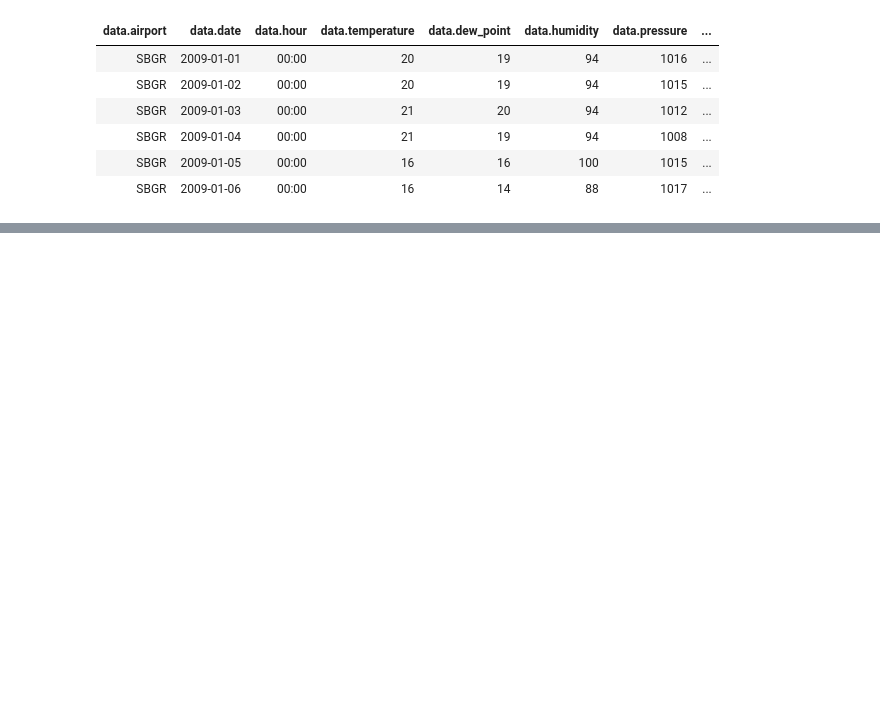
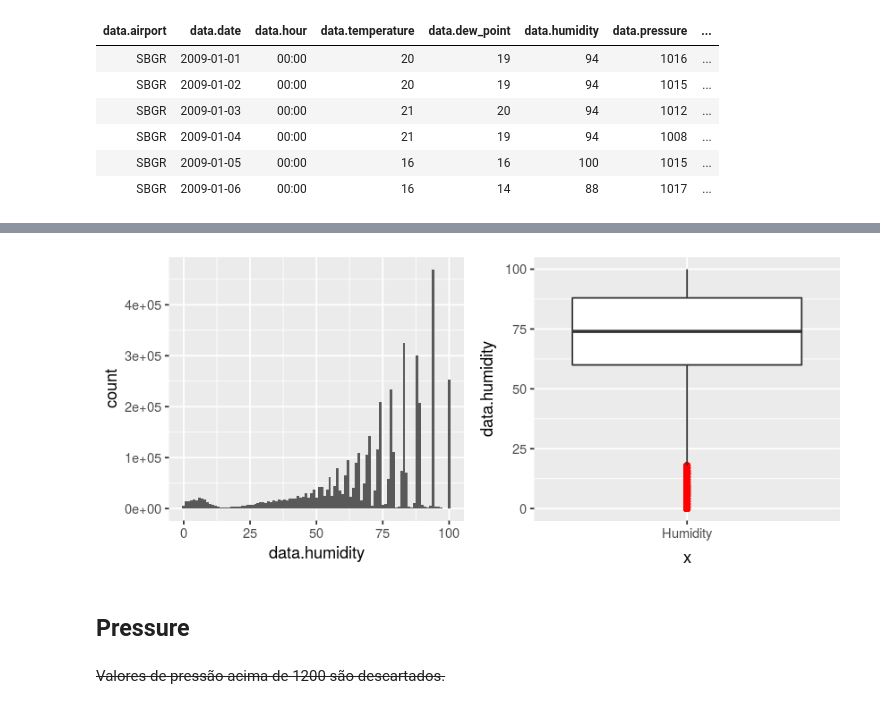
Before and after one commit to jcolares/DM2018, a Jupyter notebook: Jeff.ipynb, the cells around one changed output, grey strips where cells are left out. Cells and saved outputs as stored; diff of their text form; code cells hidden in the pictures; blank space fills up the shorter version.

```diff
--- a/Jeff.ipynb
+++ b/Jeff.ipynb
@@ -137,0 +176,7 @@ summary(vra)
+# %%
+wu$data.humidity[wu$data.humidity > 100] <- NA
+# %%
+grHistHumid = ggplot(wu, aes(x = data.humidity)) + geom_histogram(binwidth = 1)
+grBoxHumid = ggplot(wu, aes(x="Humidity", y = data.humidity)) + stat_boxplot(outlier.colour="red")
+grid.arrange(grobs=list(grHistHumid, grBoxHumid ), ncol=2)
+# %% [output]
@@ -137,0 +186,5 @@ summary(vra)
+[figure, added]
+# %% [markdown]
+## Pressure
+# %% [markdown]
+~~Valores de pressão acima de 1200 são descartados.~~
```
Also changed, not shown: parts of 32 cells of this notebook.
